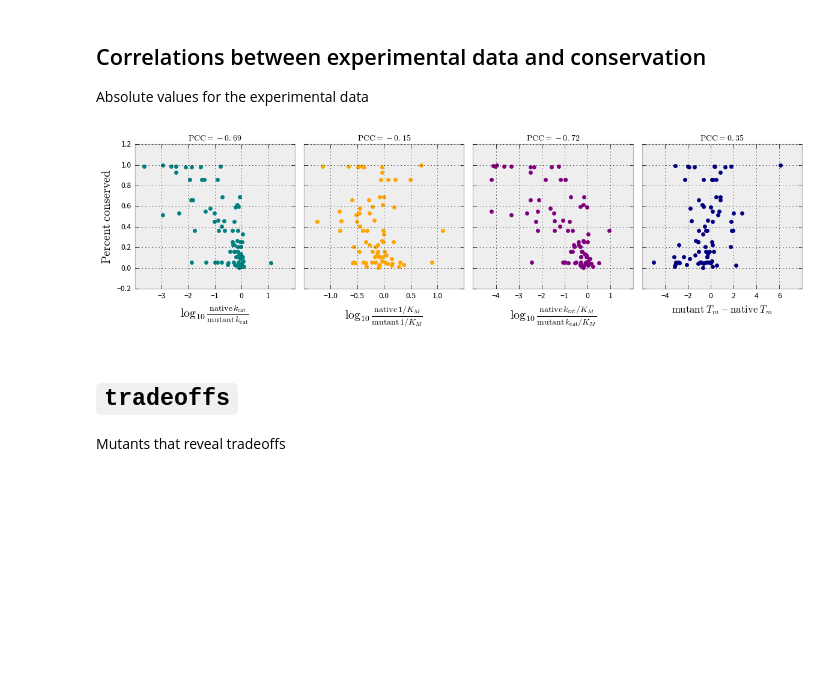
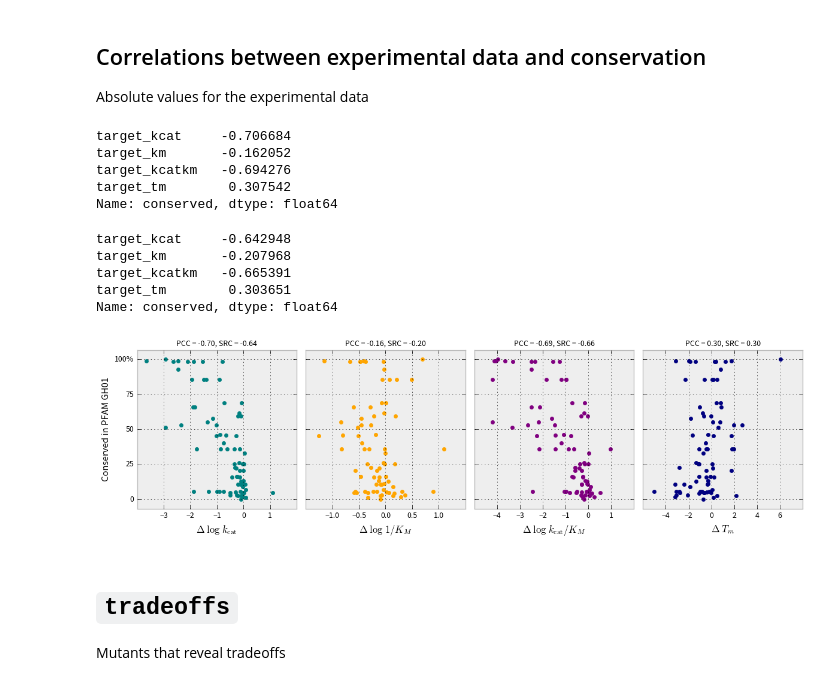
Before and after one commit to dacarlin/bglb_thermal, a Jupyter notebook: correlations.ipynb, the cells around one changed output. Cells and saved outputs as stored; diff of their text form; code cells hidden in the pictures; blank space fills up the shorter version.

```diff
--- a/correlations.ipynb
+++ b/correlations.ipynb
@@ -54,35 +94,52 @@ fig.tight_layout()
 ## Correlations between experimental data and conservation
 
 Absolute values for the experimental data
+# %%
+df.corr()[ 'conserved' ][ [ 'target_kcat', 'target_km', 'target_kcatkm', 'target_tm' ] ]
+# %% [output]
+target_kcat     -0.706684
+target_km       -0.162052
+target_kcatkm   -0.694276
+target_tm        0.307542
+Name: conserved, dtype: float64
+# %%
+df.corr('spearman')[ 'conserved' ][ [ 'target_kcat', 'target_km', 'target_kcatkm', 'target_tm' ] ]
+# %% [output]
+target_kcat     -0.642948
+target_km       -0.207968
+target_kcatkm   -0.665391
+target_tm        0.303651
+Name: conserved, dtype: float64
 # %%
-#plt.style.use( 'ggplot' )
 fig, ax = plt.subplots( nrows=1, ncols=4, figsize=(12,3.6), sharey=True )
 
 ax[0].scatter( df.target_kcat, df.conserved, color='teal' )
-ax[0].set_xlabel( r'$\mathrm{log}_{10} \, \frac{ \mathrm{native} \, k_\mathrm{{cat}} }{ \mathrm{mutant} \, k_\mathrm{{cat}} }$', fontsize='x-large' )
-ax[0].set_ylabel( '$\mathrm{Percent \; conserved}$', fontsize='x-large' )
+ax[0].set_xlabel( r'$\Delta \; \mathrm{log} \; k_{\mathrm{cat}}$' )
+ax[0].set_ylabel( 'Conserved in PFAM GH01', fontsize='large' )
 ax[0].set_xticks( ax[0].get_xticks()[1:-1] )
-ax[0].set_title( '$\mathrm{PCC} = -0.69$', fontsize='medium' )
+ax[0].set_yticks( [ 0, .25, .50, .75, 1 ] )
+ax[0].set_yticklabels( [ '0', '25', '50', '75', '100%' ] )
+ax[0].set_title( 'PCC = -0.70, SRC = -0.64', fontsize='medium' )
 
 ax[1].scatter( df.target_km, df.conserved, color='orange' )
-ax[1].set_title( '$\mathrm{PCC} = -0.15$', fontsize='medium' )
-ax[1].set_xlabel( r'$\mathrm{log}_{10} \, \frac{ \mathrm{native} \, 1/K_M }{ \mathrm{mutant} \, 1/K_M }$', fontsize='x-large' )
+ax[1].set_xlabel( r'$\Delta \; \mathrm{log} \; 1/K_M$' )
 ax[1].set_xticks( ax[1].get_xticks()[1:-1] )
-ax[1].set_title( '$\mathrm{PCC} = -0.15$', fontsize='medium' )
+ax[1].set_title( 'PCC = -0.16, SRC = -0.20' , fontsize='medium' )
 
 ax[2].scatter( df.target_kcatkm, df.conserved, color='purple' )
-ax[2].set_xlabel( r'$\mathrm{log}_{10} \, \frac{ \mathrm{native} \, k_\mathrm{{cat}}/K_M }{ \mathrm{mutant} \, k_\mathrm{{cat}}/K_M }$', fontsize='x-large' )
+ax[2].set_xlabel( r'$\Delta \; \mathrm{log} \; k_\mathrm{{cat}}/K_M$' )
 ax[2].set_xticks( ax[2].get_xticks()[1:-1] )
-ax[2].set_title( '$\mathrm{PCC} = -0.72$', fontsize='medium' )
+ax[2].set_title( 'PCC = -0.69, SRC = -0.66', fontsize='medium' )
 
 ax[3].scatter( df.target_tm, df.conserved, color='navy' )
-ax[3].set_xlabel( r'$\mathrm{mutant} \; T_m - \mathrm{native} \; T_m$' )
+ax[3].set_xlabel( r'$\Delta \; T_m$' )
 ax[3].set_xticks( ax[3].get_xticks()[1:-1] )
-ax[3].set_title( '$\mathrm{PCC} = 0.35$', fontsize='medium' )
+ax[3].set_title( 'PCC = 0.30, SRC = 0.30', fontsize='medium' )
 
 fig.tight_layout()
+fig.savefig( 'paper_draft/fig/fig_5_percent_conserved_versus_all.png', dpi=600 )
 # %% [output]
-[figure, old version]
+[figure, new version]
 # %% [markdown]
 # `tradeoffs`
 
```
Also changed, not shown: parts of 5 cells of this notebook, 21 other files.
